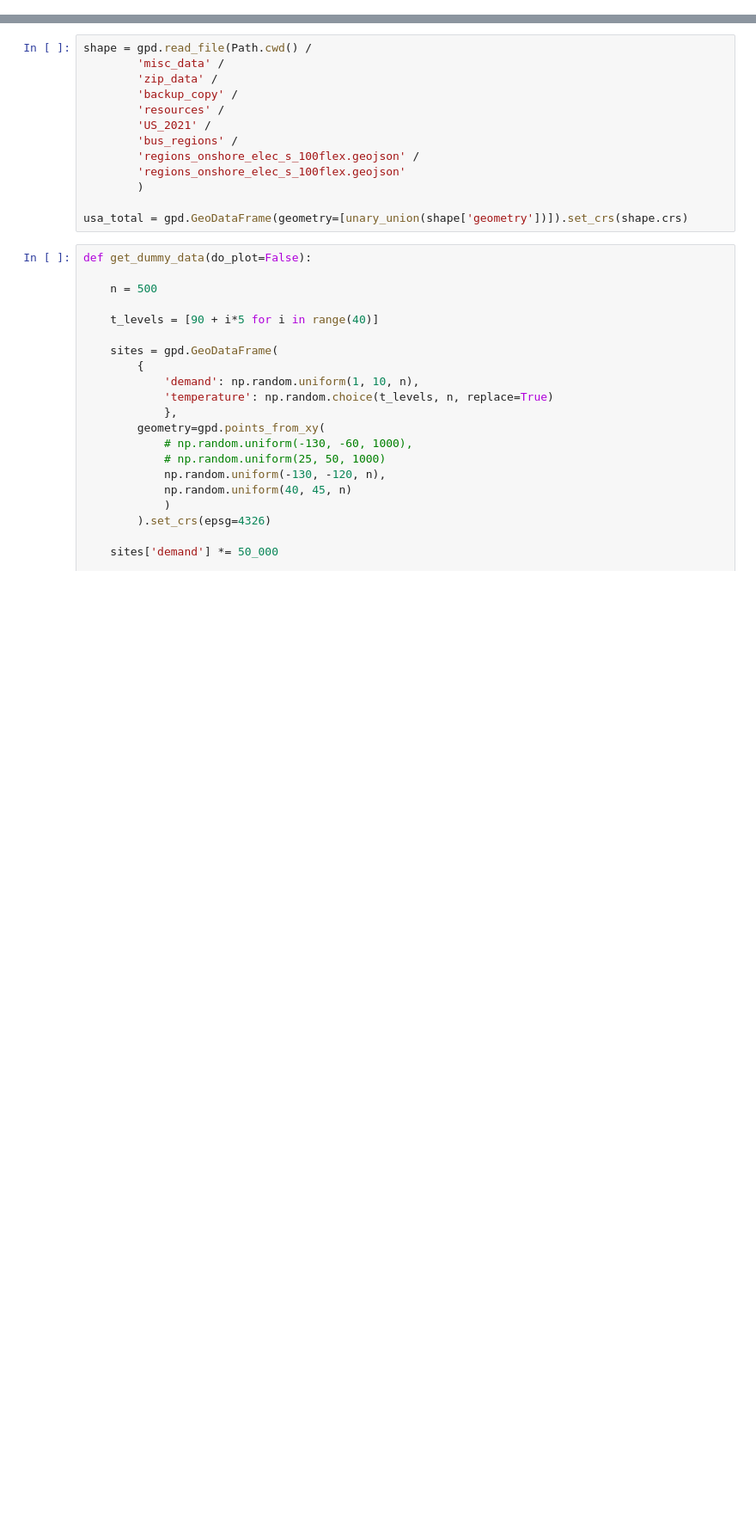
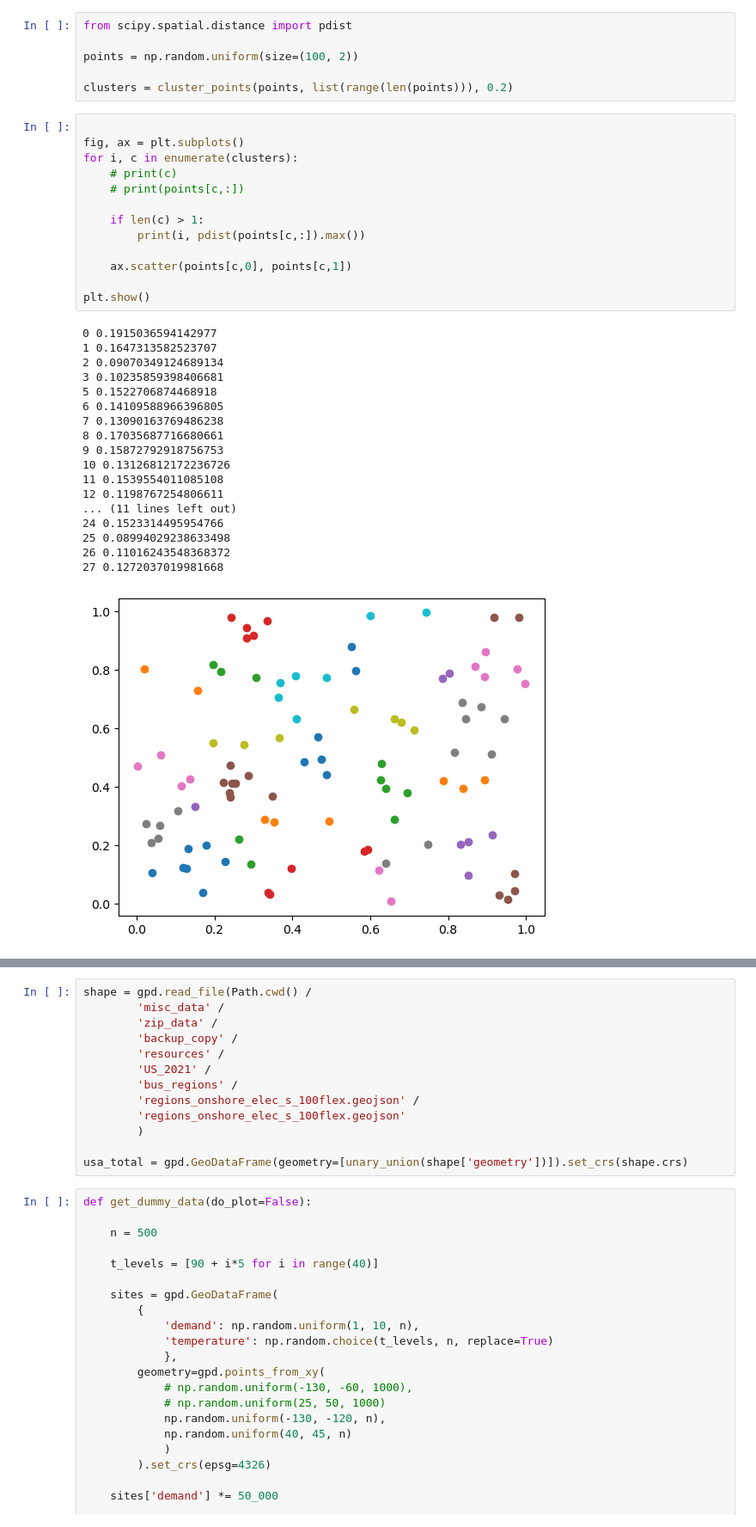
Before and after one commit to LukasFrankenQ/pypsa-earth-sec, a Jupyter notebook: notebooks/cluster_sites.ipynb, the cells around one changed output, grey strips where cells are left out. Shown at 86% size. Cells and saved outputs as stored; diff of their text form; blank space fills up the shorter version.

```diff
--- a/notebooks/cluster_sites.ipynb
+++ b/notebooks/cluster_sites.ipynb
@@ -25,4 +27,42 @@ from industry_cluster_analysis import (
 )
+# %%
+from scipy.spatial.distance import pdist
+
+points = np.random.uniform(size=(100, 2))
+
+clusters = cluster_points(points, list(range(len(points))), 0.2)
+# %%
+
+fig, ax = plt.subplots()
+for i, c in enumerate(clusters):
+    # print(c)
+    # print(points[c,:])
+
+    if len(c) > 1:
+        print(i, pdist(points[c,:]).max())
+
+    ax.scatter(points[c,0], points[c,1])
+
+plt.show()
+# %% [output]
+0 0.1915036594142977
+1 0.1647313582523707
+2 0.09070349124689134
+3 0.10235859398406681
+5 0.1522706874468918
+6 0.14109588966396805
+7 0.13090163769486238
+8 0.17035687716680661
+9 0.15872792918756753
+10 0.13126812172236726
+11 0.1539554011085108
+12 0.1198767254806611
+... (11 lines left out)
+24 0.1523314495954766
+25 0.08994029238633498
+26 0.11016243548368372
+27 0.1272037019981668
+[figure, added]
 # %%
 n = 100
 pipe_capex = 1000
```
Also changed, not shown: parts of 15 cells of this notebook, 1 other file.
